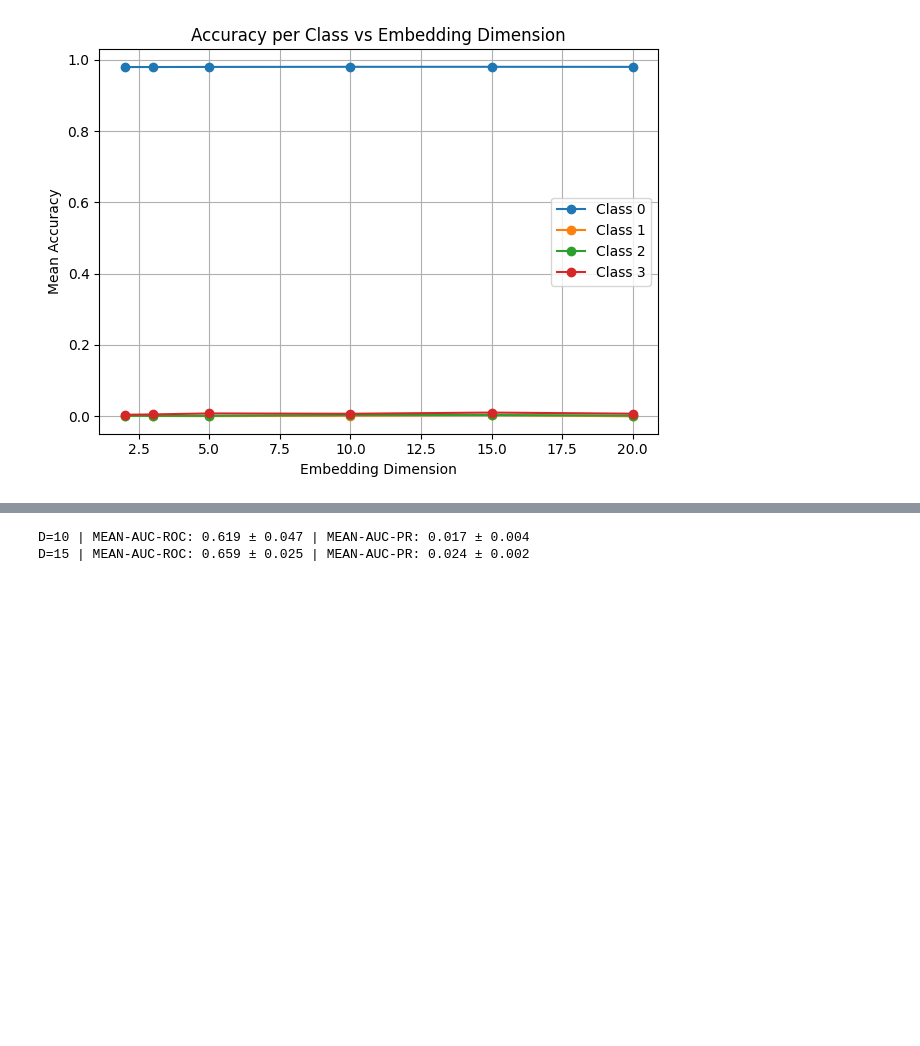
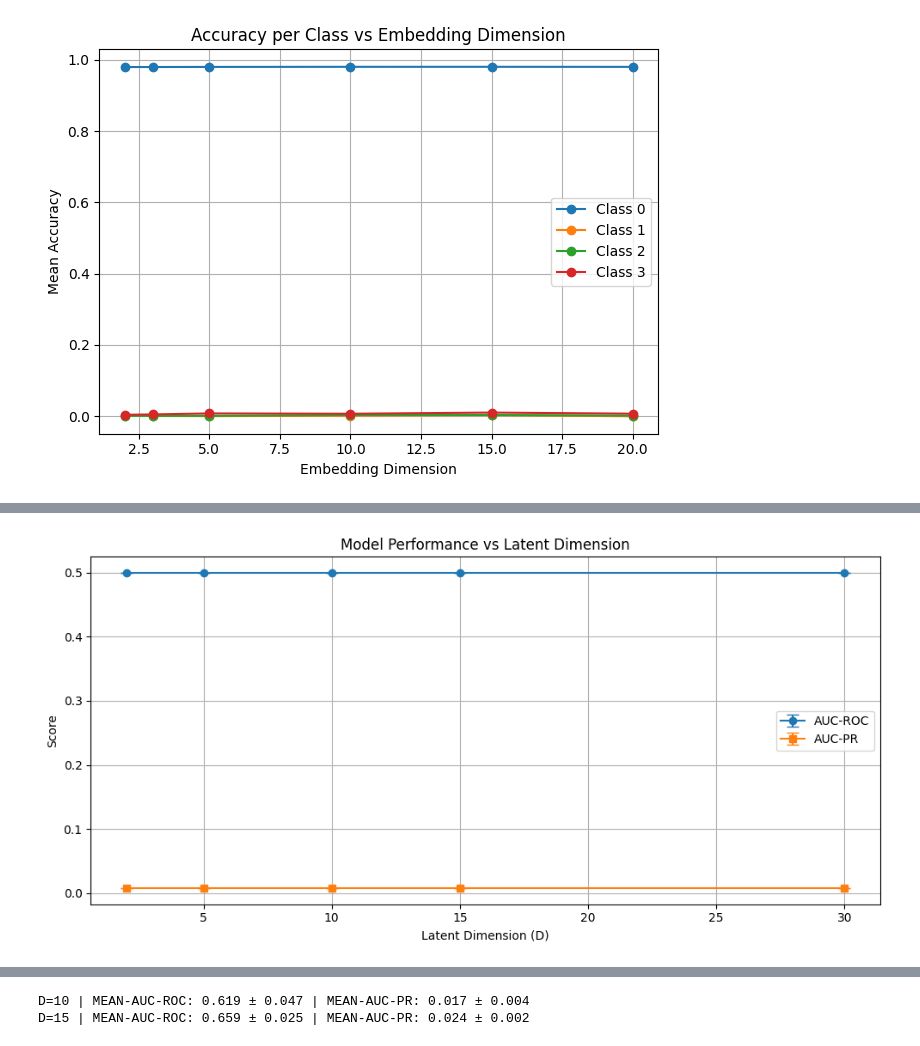
Before and after one commit to christineschutt/LatentDistanceModel, a Jupyter notebook: latent_distance/evaluation.ipynb, the cells around one changed output, grey strips where cells are left out. Cells and saved outputs as stored; diff of their text form; code cells hidden in the pictures; blank space fills up the shorter version.

```diff
--- a/latent_distance/evaluation.ipynb
+++ b/latent_distance/evaluation.ipynb
@@ -790,0 +915,6 @@ plot_auc(results, std_aucs, std_prs)
+# %%
+embedding_dims = [2, 5, 10, 15, 30]
+holdout_ratio = 0.1
+n_epochs = 200
+lr = 0.01
+results, std_aucs, std_prs = train_and_evaluate_bin(Aij_real, embedding_dims, device, holdout_ratio, n_epochs, lr)
@@ -790,0 +1111,4 @@ plot_auc(results, std_aucs, std_prs)
+# %%
+plot_auc(results, std_aucs, std_prs)
+# %% [output]
+[figure, added]
```
Also changed, not shown: parts of 15 cells of this notebook, 3 other files.
